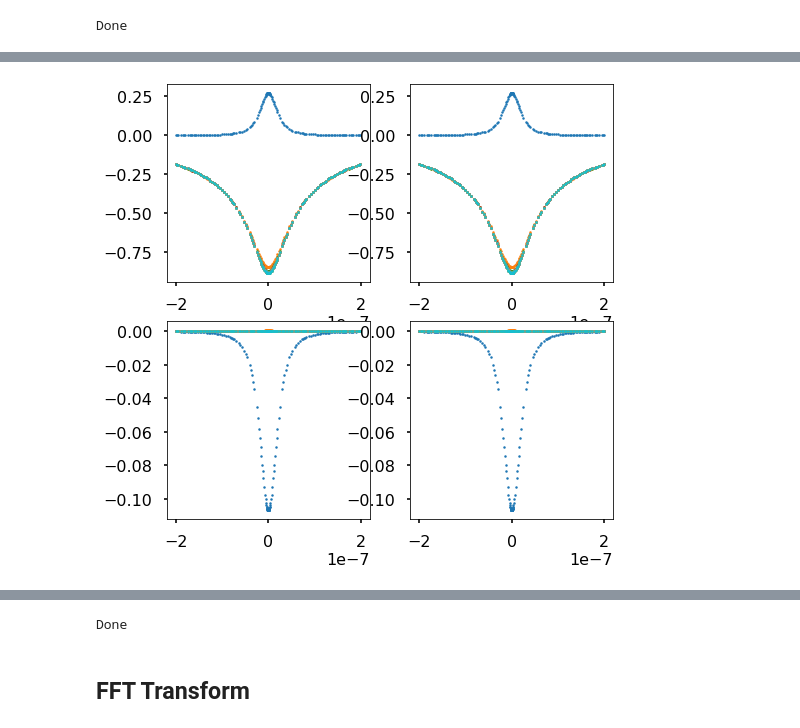
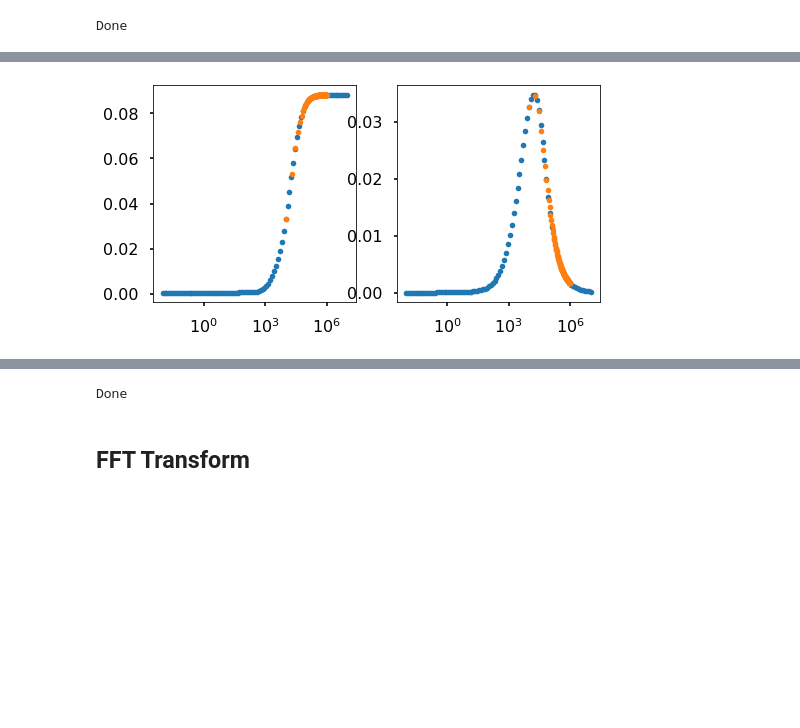
Before and after one commit to yuccadrew/sip, a Jupyter notebook: test_sip.ipynb, the cells around one changed output, grey strips where cells are left out. Saved outputs shown, nothing was run; the diff lists cells and outputs as text; code cells hidden in the pictures; blank space fills up the shorter version.

Commit message:
Tested on frequency interpolation and normalized source field. Interpolated results look consistent with direct computed results.

```diff
--- a/test_sip.ipynb
+++ b/test_sip.ipynb
@@ -2140,7 +2140,7 @@ def set_materials2d(mesh,physics,u2d,freq,s0,case):
     with_equipotential_bc=mesh['with_equipotential_bc']
     nind_bc=np.unique(edges[with_equipotential_bc,:].flatten(order='C'))
     #snod[nind_bc]=10.0*s0 #Volts
-    snod[nind_bc]=10.0 #Volts
+    snod[nind_bc]=s0 #Volts
 
     materials={'cx':np.array(c),'cy':np.array(c),'cz':np.array(c),
                'alpha_x':alpha_x,'alpha_y':alpha_y,'alpha_z':alpha_z,
@@ -2181,19 +2181,14 @@ if __name__=='__main__':
     savedir='/home/zhuy359/projects/sip/slab'
     srvfile='not_exit.srv'
     dist_factor=1.0 #not tested yet
-    #freq=[0]
-    #freq=np.logspace(-2,7,19)
+    freq=np.r_[0,np.logspace(-2,7,8*12+1)]
     ratio=1.0
-    time_scale=1e-4
 
     #do not modify anything below this line
     physics['sigma_electrolyte']=-(1-ratio)*physics['sigma_solid']
     physics['sigma_stern']=-ratio*physics['sigma_solid']
     print('SURFACE CHARGE DENSITY FOR ELECTROLYTE IS:',physics['sigma_electrolyte'])
     print('SURFACE CHARGE DENSITY FOR STERN LAYER IS:',physics['sigma_stern'])
-
-    freq=source['freq']/time_scale
-    s0=source['field_fd']
 
     if not os.path.isdir(savedir):
         os.mkdir(savedir)
@@ -2202,8 +2197,8 @@ if __name__=='__main__':
         print('==================== Frequency %d/%d'%(i+1,len(freq)),' ====================')
         u1d=np.zeros((len(mesh['edges']),3))
         u2d=np.zeros((len(mesh['elements']),3))
-        materials1d=set_materials1d(mesh,physics,u1d,freq=freq[i],s0=s0[i],case=5)
-        materials2d=set_materials2d(mesh,physics,u2d,freq=freq[i],s0=s0[i],case=5)
+        materials1d=set_materials1d(mesh,physics,u1d,freq=freq[i],s0=1.0,case=5)
+        materials2d=set_materials2d(mesh,physics,u2d,freq=freq[i],s0=1.0,case=5)
         mesh_scale=scale_mesh(mesh,dist_factor)
         materials1d_scale=scale_materials(materials1d,dist_factor)
         materials2d_scale=scale_materials(materials2d,dist_factor)
@@ -2233,2 +2228,5 @@ Time elapsed  0.06447649002075195 sec
 
 Done
+# %%
+freq=np.logspace(-2,7,8*12+1)
+print(freq.shape)
@@ -2438,27 +2458,55 @@ def display_ifft_real_imag():
     mask=(nodes[:,1]==0)&(np.abs(nodes[:,0])<200e-9)
     pot=np.zeros((len(nodes),len(freq)),dtype=complex)
     sig=np.zeros((len(nodes),len(freq)),dtype=complex)
-    pot_ifft=np.zeros((len(nodes),len(freq)),dtype=complex)
-    sig_ifft=np.zeros((len(nodes),len(freq)),dtype=complex)
-    pot0=np.zeros_like(pot)
-    sig0=np.zeros_like(sig)
 
     for i in range(len(freq)):
-        unod=np.load('/home/zhuy359/projects/sip/slab/slab_100pts/freq_%.2e.npy'%freq[i])
+        unod=np.load(savedir+'/freq_%.2e.npy'%freq[i])
+        pot[:,i]=unod[:,0]
+        sig[:,i]=unod[:,1]
+
+    time_scale=1e-4
+    freq_interp=source['freq']/time_scale
+    pot_interp=np.zeros((len(nodes),len(freq_interp)),dtype=complex)
+    sig_interp=np.zeros((len(nodes),len(freq_interp)),dtype=complex)
+    pot_ifft=np.zeros_like(pot_interp)
+    sig_ifft=np.zeros_like(sig_interp)
+    pot0=np.zeros_like(pot_interp)
+    sig0=np.zeros_like(sig_interp)
+
+    for i in range(len(nodes)):
+        #print(i,pot_interp[i,:].shape)
+        pot_interp[i,:]=np.interp(freq_interp,freq,np.real(pot[i,:]))
+        sig_interp[i,:]=np.interp(freq_interp,freq,np.real(sig[i,:]))
+
+        pot_interp[i,:]+=1j*np.interp(freq_interp,freq,np.imag(pot[i,:]))
+        sig_interp[i,:]+=1j*np.interp(freq_interp,freq,np.imag(sig[i,:]))
+
+    #check plot
+    nind=np.argmin((nodes[:,0]-0.0)**2+(nodes[:,1]-0.0)**2)
+    fig,ax=plt.subplots(1,2,figsize=(8,4))
+    axs=ax.flatten()
+    axs[0].plot(freq,np.real(pot[nind,:]),'.')
+    axs[0].plot(freq_interp,np.real(pot_interp[nind,:]),'.')
+
+    axs[1].plot(freq,np.imag(pot[nind,:]),'.')
+    axs[1].plot(freq_interp,np.imag(pot_interp[nind,:]),'.')
+    axs[0].set_xscale('Log')
+    axs[1].set_xscale('Log')
+
+    for i in range(len(freq_interp)):
+        unod=np.load('/home/zhuy359/projects/sip/slab/slab_100pts/freq_%.2e.npy'%freq_interp[i])
         pot0[:,i]=unod[:,0]
         sig0[:,i]=unod[:,1]
 
+        pot_interp[:,i]=pot_interp[:,i]*source['field_fd'][i]*10
+        sig_interp[:,i]=sig_interp[:,i]*source['field_fd'][i]*10
 
-        unod=np.load(savedir+'/freq_%.2e.npy'%freq[i])
-        pot[:,i]=unod[:,0]*source['field_fd'][i]
-        sig[:,i]=unod[:,1]*source['field_fd'][i]
-
-    #check plot
+#     check plot
     fig,ax=plt.subplots(2,2,figsize=(8,8))
     axs=ax.flatten()
-    for i in range(0,len(freq),10):
+    for i in range(0,len(freq_interp),10):
         xp=np.r_[-nodes[mask,0],nodes[mask,0]]
-        yp=np.r_[pot[mask,i],pot[mask,i]]
+        yp=np.r_[pot_interp[mask,i],pot_interp[mask,i]]
         axs[0].plot(xp,np.real(yp),'.',markersize=5)
 
         xp=np.r_[-nodes[mask,0],nodes[mask,0]]
@@ -2466,7 +2514,7 @@ def display_ifft_real_imag():
         axs[1].plot(xp,np.real(yp),'.',markersize=5)
 
         xp=np.r_[-nodes[mask,0],nodes[mask,0]]
-        yp=np.r_[sig[mask,i],sig[mask,i]]
+        yp=np.r_[sig_interp[mask,i],sig_interp[mask,i]]
         axs[2].plot(xp,np.real(yp),'.',markersize=5)
 
         xp=np.r_[-nodes[mask,0],nodes[mask,0]]
@@ -2476,10 +2524,10 @@ def display_ifft_real_imag():
 
     #IFFT
     for i in range(len(nodes)):
-        pot_ifft[i,:]=ifft(pot[i,:])
-        sig_ifft[i,:]=ifft(sig[i,:])
+        pot_ifft[i,:]=ifft(pot_interp[i,:])
+        sig_ifft[i,:]=ifft(sig_interp[i,:])
 
-    t=source['t']
+    t=source['t']*time_scale
     fig,ax=plt.subplots(2,2,figsize=(8,8),dpi=80)
     axs=ax.flatten()
 
@@ -2517,11 +2565,11 @@ def display_ifft_real_imag():
     nind=np.argmin((nodes[:,0]-0.0)**2+(nodes[:,1]-0.0)**2)
     fig,ax=plt.subplots(2,2,figsize=(12,12))
     axs=ax.flatten()
-    axs[0].plot(freq*time_scale,np.real(pot[nind,:]),drawstyle='steps-post')
-    axs[1].plot(freq*time_scale,np.imag(pot[nind,:]),drawstyle='steps-post')
+    axs[0].plot(freq,np.real(pot[nind,:]),drawstyle='steps-post')
+    axs[1].plot(freq,np.imag(pot[nind,:]),drawstyle='steps-post')
 
-    axs[2].plot(freq*time_scale,np.real(sig[nind,:]),drawstyle='steps-post')
-    axs[3].plot(freq*time_scale,np.imag(sig[nind,:]),drawstyle='steps-post')
+    axs[2].plot(freq,np.real(sig[nind,:]),drawstyle='steps-post')
+    axs[3].plot(freq,np.imag(sig[nind,:]),drawstyle='steps-post')
     axs[0].set_ylabel('$\delta U_s$')
     axs[2].set_ylabel('$\delta \Sigma_s$')
 
@@ -2532,33 +2580,37 @@ def display_ifft_real_imag():
     #axs[1].set_xlabel('Scaled Time (s)')
     axs[2].set_xlabel('Scaled Frequency (Hz)')
     axs[3].set_xlabel('Scaled Frequency (Hz)')
+    axs[0].set_xscale('Log')
+    axs[1].set_xscale('Log')
+    axs[2].set_xscale('Log')
+    axs[3].set_xscale('Log')
 
     #third plot
     nind=np.argmin((nodes[:,0]-0.0)**2+(nodes[:,1]-0.0)**2)
     fig,ax=plt.subplots(2,2,figsize=(12,12))
     axs=ax.flatten()
     axs[0].plot(t/time_scale,np.real(pot_ifft[nind,:]),drawstyle='steps-post')
     axs[1].plot(t/time_scale,np.imag(pot_ifft[nind,:]),drawstyle='steps-post')
 
     axs[2].plot(t/time_scale,np.real(sig_ifft[nind,:]),drawstyle='steps-post')
     axs[3].plot(t/time_scale,np.imag(sig_ifft[nind,:]),drawstyle='steps-post')
     axs[0].set_ylabel('$\delta U_s$')
     axs[2].set_ylabel('$\delta \Sigma_s$')
 
     axs[0].set_title('(X,Y) = (%.2f, %.2f)'%(nodes[nind,0],nodes[nind,1]))
     axs[1].set_title('(X,Y) = (%.2f, %.2f)'%(nodes[nind,0],nodes[nind,1]))
 
     #axs[0].set_xlabel('Scaled Time (s)')
     #axs[1].set_xlabel('Scaled Time (s)')
     axs[2].set_xlabel('Scaled Time (s)')
     axs[3].set_xlabel('Scaled Time (s)')
 
     return fig,ax #to be modified
 
 if __name__=='__main__':
     fig,ax=display_ifft_real_imag()
     #plt.tight_layout()
     plt.show()
     print('Done')
 # %% [output]
-[figure, old version]
+[figure, new version]
```
Also changed, not shown: parts of 5 cells of this notebook.
